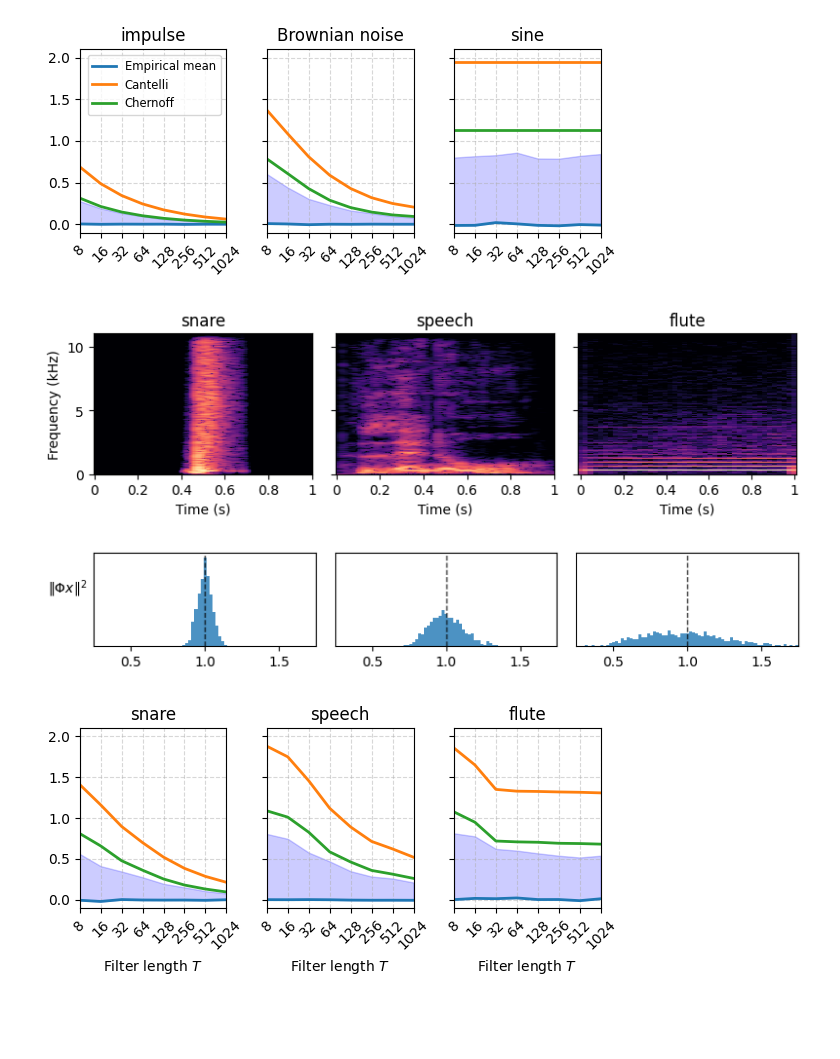
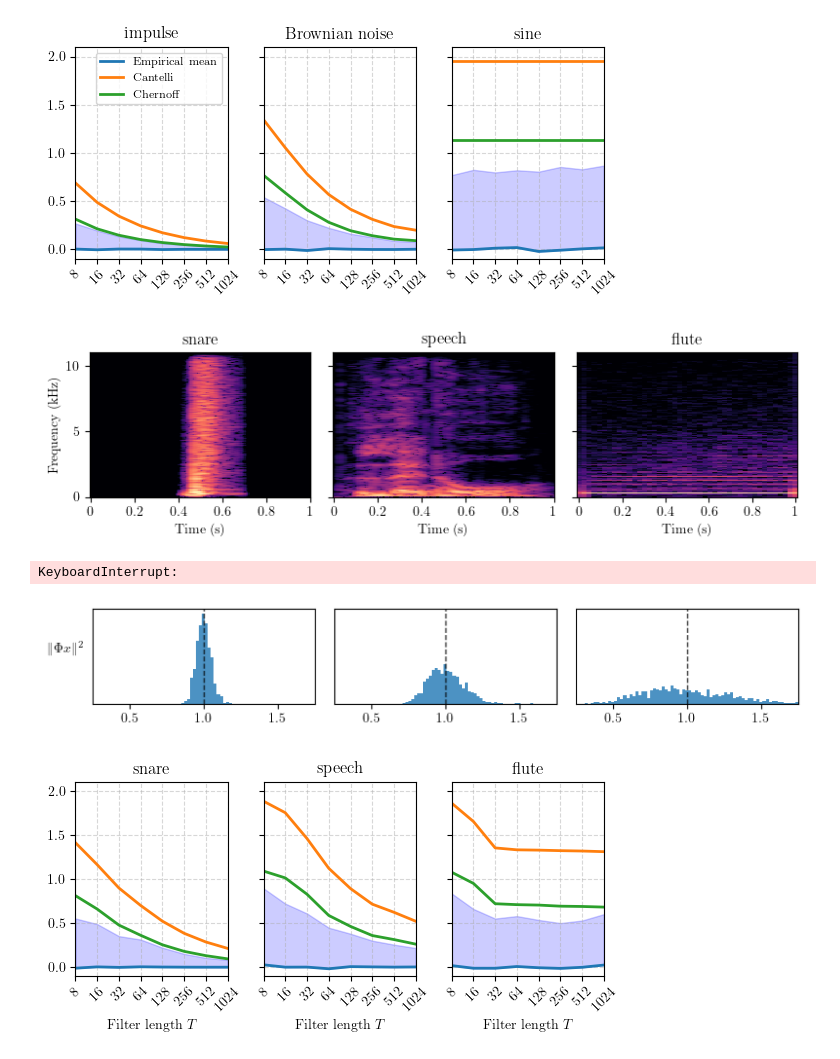
Before and after one commit to danedane-haider/Random-Filterbanks, a Jupyter notebook: Instabilities of Convnets for Raw Audio/energy_deviation_bounds.ipynb, the cells around one changed output. Saved outputs shown, nothing was run; the diff lists cells and outputs as text; code cells hidden in the pictures; blank space fills up the shorter version.

Commit message:
plot updates

```diff
--- a/Instabilities of Convnets for Raw Audio/energy_deviation_bounds.ipynb
+++ b/Instabilities of Convnets for Raw Audio/energy_deviation_bounds.ipynb
@@ -32,9 +32,14 @@ x_sine = (-np.ones(N)**np.arange(N))/np.sqrt(N)
 x_sine = x_sine/np.linalg.norm(x_sine)
 
 xs = [x_impulse, x_rand, x_sine]
+# %%
+plt.rcParams.update({
+    'font.size': 10,
+    'text.usetex': True,
+    'text.latex.preamble': r'\usepackage{amsfonts}'
+})
+plt.rcParams["font.family"] = "Times New Roman"
 # %%
-plt.rcParams['text.usetex'] = False
-
 fig, axes = plt.subplots(1, 3, figsize=(6, 3), sharey=True)
 titles = ['impulse', 'Brownian noise', 'sine']
 yticks = range(-2, 4)
@@ -59,35 +64,35 @@ for x_id, x in enumerate(xs):
 
     #cheb = alpha_cheb(x, J, T_vals, p)
     cheb = fb.alpha_can(x, J, T_vals, p)
 
     cher = np.zeros(len(T_vals))
     for i,T in enumerate(T_vals):
         T = [T]
         out = fb.alpha_cher(x,J,T)
         cher[i] = out
 
     ax = axes[x_id]
     ax.plot(Y_mean, 'tab:blue', linewidth=2, label='Empirical mean')
     ax.fill_between(Ts, Y_mean, Y_quan, color='b', alpha=.2)
 
     ax.plot(cheb, 'tab:orange', linewidth=2, label='Cantelli')
     ax.plot(cher, 'tab:green', linewidth=2, label='Chernoff')
 
     ax.set_title(titles[x_id])
     ax.set_xticks(Ts, T_vals, rotation=45);
-    ax.set_xlabel('Filter length $T$')
+    #ax.set_xlabel('Filter length $T$')
     if x_id == 0:
         ax.legend(loc='upper right',fontsize = "small")
 
     ax.set_xlim(min(Ts), max(Ts))
     ax.set_ylim(-0.1, 2.1)
     ax.grid(linestyle='--', alpha=0.5)
 
 plt.tight_layout()
 
 plt.savefig('plots/energy_deviation_bounds_1.pdf', bbox_inches='tight')
 # %% [output]
-[figure, old version]
+[figure, new version]
 # %%
 # real world examples
 
@@ -137,7 +142,7 @@ plt.tight_layout()
 
 plt.savefig('plots/spectrograms.pdf', bbox_inches='tight')
 # %% [output]
-[figure, old version]
+[figure, new version]
 # %%
 J = 10
 T = [1024]
@@ -146,6 +151,8 @@ Y = np.zeros((3, 1000))
 
 for x_id, x in enumerate(xs_real):
     Y[x_id,:] = fb.random_filterbank_experiment(x, J, N_real, T)
+# %% [output]
+KeyboardInterrupt:
 # %%
 titles = ['snare', 'speech', 'flute']
 fig, axes = plt.subplots(nrows=1, ncols=3, figsize=(8, 1.5), sharey='row')
@@ -163,10 +170,8 @@ plt.tight_layout()
 
 plt.savefig('plots/energy.pdf', bbox_inches='tight')
 # %% [output]
-[figure, old version]
+[figure, new version]
 # %%
-plt.rcParams['text.usetex'] = False
-
 J = 10
 p = 0.05
 fig, axes = plt.subplots(1, 3, figsize=(6, 3), sharey=True)
@@ -220,4 +225,4 @@ plt.tight_layout()
 
 plt.savefig('plots/energy_deviation_bounds_2.pdf', bbox_inches='tight')
 # %% [output]
-[figure, old version]
+[figure, new version]
```
Also changed, not shown: 12 other files.
